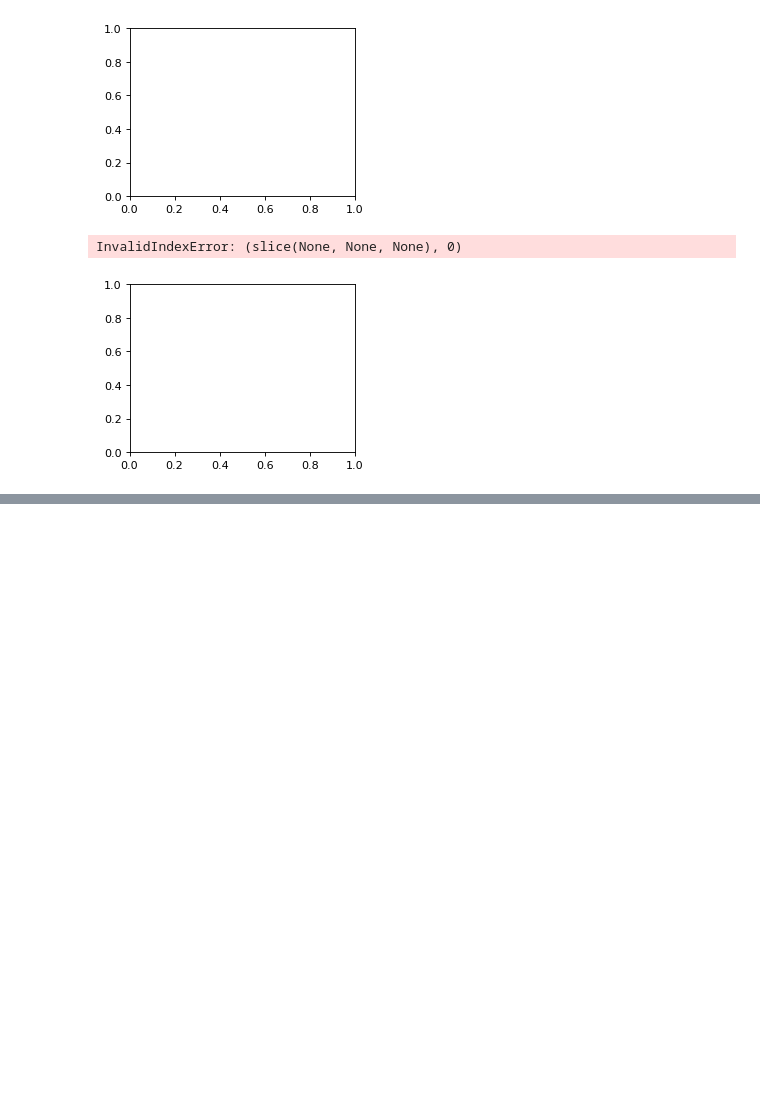
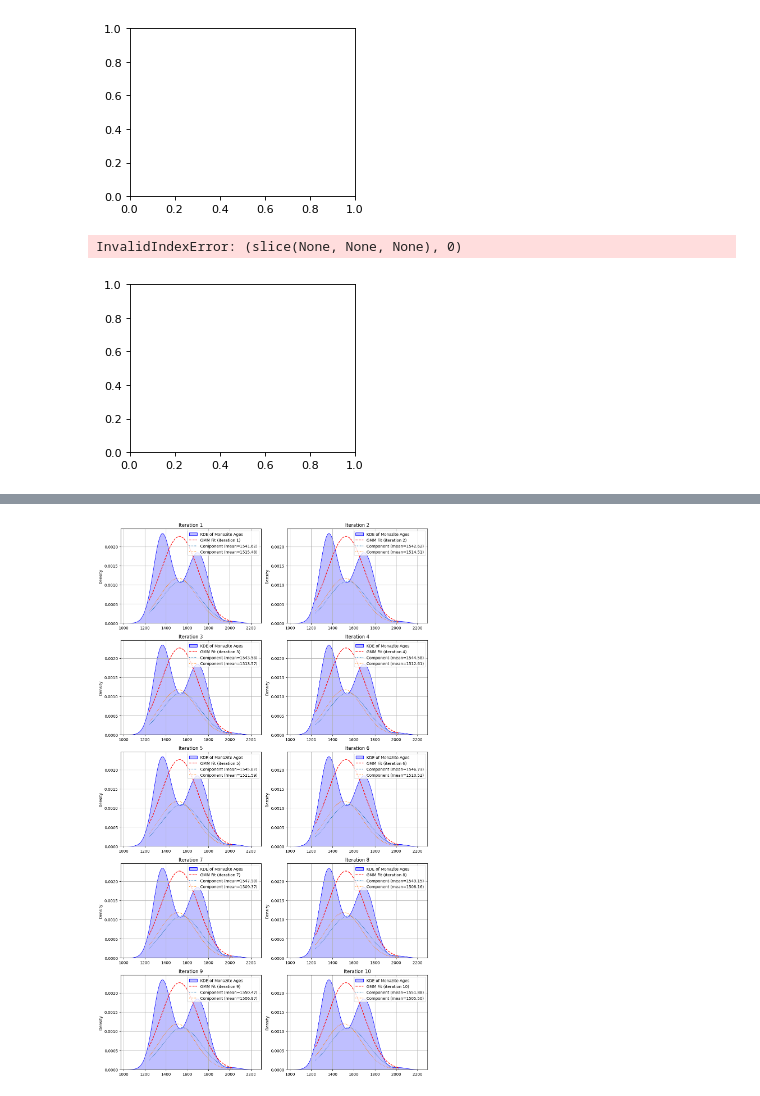
Before and after one commit to Neersha/Machine-learning, a Jupyter notebook: EM_test.ipynb, the cells around one changed output, grey strips where cells are left out. Cells and saved outputs as stored; diff of their text form; code cells hidden in the pictures; blank space fills up the shorter version.

```diff
--- a/EM_test.ipynb
+++ b/EM_test.ipynb
@@ -378,0 +597,69 @@ InvalidIndexError: (slice(None, None, None), 0)
+# %%
+import pandas as pd
+import numpy as np
+import matplotlib.pyplot as plt
+import seaborn as sns
+from sklearn.mixture import GaussianMixture
+
+# Load monazite age data from an Excel file
+file_path = 'EM test.xlsx'  # Replace with actual file path
+sheet_name = 'Sheet1'  # Replace with the correct sheet name
+
+# Read data from the Excel file (assuming age data is in a column named 'Age')
+df = pd.read_excel(file_path, sheet_name=sheet_name)
+
+# Extract the monazite ages from the dataframe
+monazite_ages = df['Age'].dropna().values  # Remove any NaN values if present
+
+# Reshape data for GaussianMixture model (GMM requires a 2D array)
+monazite_ages_reshaped = monazite_ages.reshape(-1, 1)
+
+# Define a function to visualize GMM iterations
+def plot_gmm_progression(gmm, data, n_iterations=10, n_components=2):
+    """ Fit a GMM with EM and visualize the process of fitting. """
+    # Set up the figure
+    fig, axes = plt.subplots(n_iterations // 2, 2, figsize=(12, n_iterations * 2))
+
+    # Iterate over the EM steps
+    for i in range(n_iterations):
+        # Fit the GMM with the current number of iterations
+        gmm.set_params(max_iter=i + 1, init_params='random', warm_start=True)
+        gmm.fit(data)
+
+        # Get the means, covariances (variances), and weights of the GMM components
+        means = gmm.means_.flatten()
+        variances = gmm.covariances_.flatten()
+        weights = gmm.weights_
+
+        # Generate a range of values to evaluate the GMM over
+        x = np.linspace(min(monazite_ages), max(monazite_ages), 1000)
+
+        # Calculate the overall GMM density
+        gmm_density = np.zeros_like(x)
+        for mean, variance, weight in zip(means, variances, weights):
+            gmm_density += weight * (1 / np.sqrt(2 * np.pi * variance)) * np.exp(-(x - mean)**2 / (2 * variance))
+
+        # Plot the KDE and GMM densities
+        ax = axes[i // 2, i % 2]
+        sns.kdeplot(monazite_ages, label='KDE of Monazite Ages', ax=ax, color='blue', fill=True)
+        ax.plot(x, gmm_density, label='GMM Fit (iteration {})'.format(i + 1), color='red', linestyle='--')
+
+        # Plot individual GMM components
+        for mean, variance, weight in zip(means, variances, weights):
+            component_density = weight * (1 / np.sqrt(2 * np.pi * variance)) * np.exp(-(x - mean)**2 / (2 * variance))
+            ax.plot(x, component_density, linestyle=':', label=f'Component (mean={mean:.2f})')
+
+        ax.set_title(f'Iteration {i + 1}')
+        ax.legend()
+        ax.grid(True)
+
+    plt.tight_layout()
+    plt.show()
+
+# Initialize the GaussianMixture model with 2 components (or adjust as necessary)
+gmm = GaussianMixture(n_components=2, covariance_type='full', random_state=42)
+
+# Plot the progression of the EM algorithm (10 iterations)
+plot_gmm_progression(gmm, monazite_ages_reshaped, n_iterations=10, n_components=2)
+# %% [output]
+[figure, added]
```
Also changed, not shown: parts of 5 cells of this notebook.
